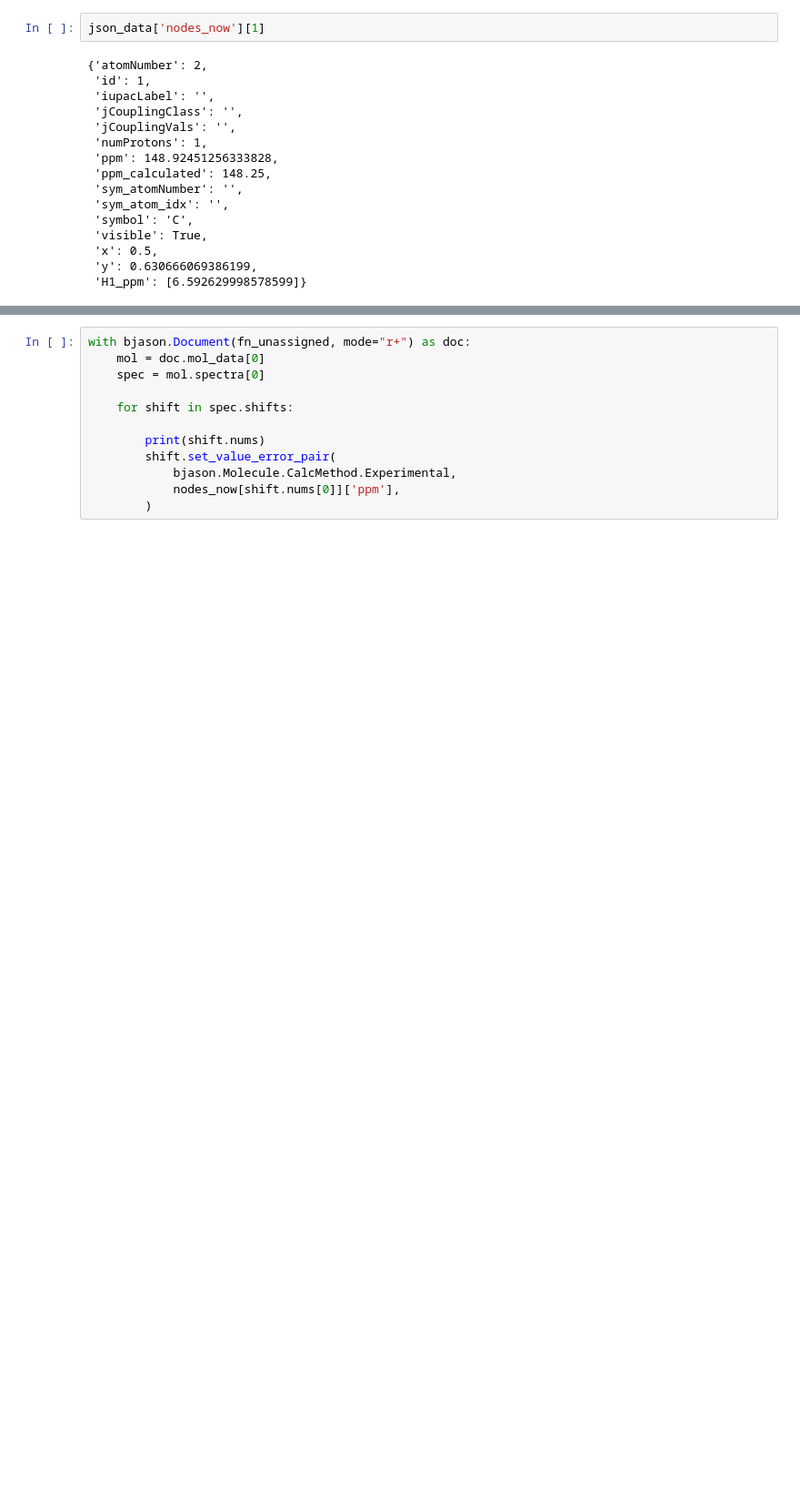
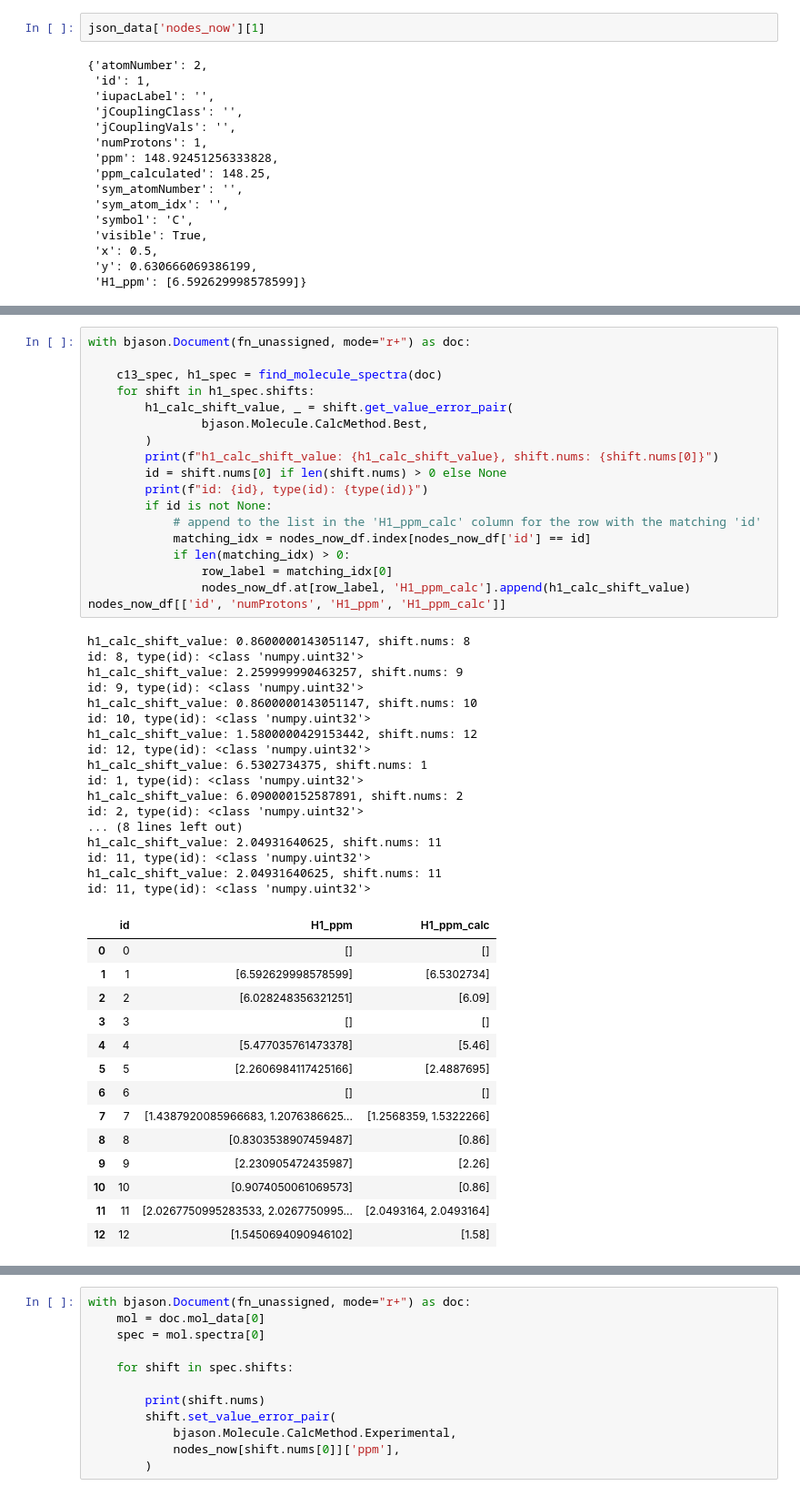
Before and after one commit to EricHughesABC/simpleNMRjeolTools3, a Jupyter notebook: archive/development/beautifulJason_assigned_unassigned.ipynb, the cells around one changed output, grey strips where cells are left out. Shown at 91% size. Saved outputs shown, nothing was run; the diff lists cells and outputs as text; blank space fills up the shorter version.

```diff
--- a/archive/development/beautifulJason_assigned_unassigned.ipynb
+++ b/archive/development/beautifulJason_assigned_unassigned.ipynb
@@ -46,0 +159,50 @@ json_data['nodes_now'][1]
+# %%
+with bjason.Document(fn_unassigned, mode="r+") as doc:
+
+    c13_spec, h1_spec = find_molecule_spectra(doc)
+    for shift in h1_spec.shifts:
+        h1_calc_shift_value, _ = shift.get_value_error_pair(
+                bjason.Molecule.CalcMethod.Best,
+        )
+        print(f"h1_calc_shift_value: {h1_calc_shift_value}, shift.nums: {shift.nums[0]}")
+        id = shift.nums[0] if len(shift.nums) > 0 else None
+        print(f"id: {id}, type(id): {type(id)}")
+        if id is not None:
+            # append to the list in the 'H1_ppm_calc' column for the row with the matching 'id'
+            matching_idx = nodes_now_df.index[nodes_now_df['id'] == id]
+            if len(matching_idx) > 0:
+                row_label = matching_idx[0]
+                nodes_now_df.at[row_label, 'H1_ppm_calc'].append(h1_calc_shift_value)
+nodes_now_df[['id', 'numProtons', 'H1_ppm', 'H1_ppm_calc']]
+# %% [output]
+h1_calc_shift_value: 0.8600000143051147, shift.nums: 8
+id: 8, type(id): <class 'numpy.uint32'>
+h1_calc_shift_value: 2.259999990463257, shift.nums: 9
+id: 9, type(id): <class 'numpy.uint32'>
+h1_calc_shift_value: 0.8600000143051147, shift.nums: 10
+id: 10, type(id): <class 'numpy.uint32'>
+h1_calc_shift_value: 1.5800000429153442, shift.nums: 12
+id: 12, type(id): <class 'numpy.uint32'>
+h1_calc_shift_value: 6.5302734375, shift.nums: 1
+id: 1, type(id): <class 'numpy.uint32'>
+h1_calc_shift_value: 6.090000152587891, shift.nums: 2
+id: 2, type(id): <class 'numpy.uint32'>
+... (8 lines left out)
+h1_calc_shift_value: 2.04931640625, shift.nums: 11
+id: 11, type(id): <class 'numpy.uint32'>
+h1_calc_shift_value: 2.04931640625, shift.nums: 11
+id: 11, type(id): <class 'numpy.uint32'>
+|  | id | H1_ppm | H1_ppm_calc |
+| 0 | 0 | [] | [] |
+| 1 | 1 | [6.592629998578599] | [6.5302734] |
+| 2 | 2 | [6.028248356321251] | [6.09] |
+| 3 | 3 | [] | [] |
+| 4 | 4 | [5.477035761473378] | [5.46] |
+| 5 | 5 | [2.2606984117425166] | [2.4887695] |
+| 6 | 6 | [] | [] |
+| 7 | 7 | [1.4387920085966683, 1.2076386625... | [1.2568359, 1.5322266] |
+| 8 | 8 | [0.8303538907459487] | [0.86] |
+| 9 | 9 | [2.230905472435987] | [2.26] |
+| 10 | 10 | [0.9074050061069573] | [0.86] |
+| 11 | 11 | [2.0267750995283533, 2.0267750995... | [2.0493164, 2.0493164] |
+| 12 | 12 | [1.5450694090946102] | [1.58] |
```
Also changed, not shown: parts of 22 cells of this notebook, 4 other files.
